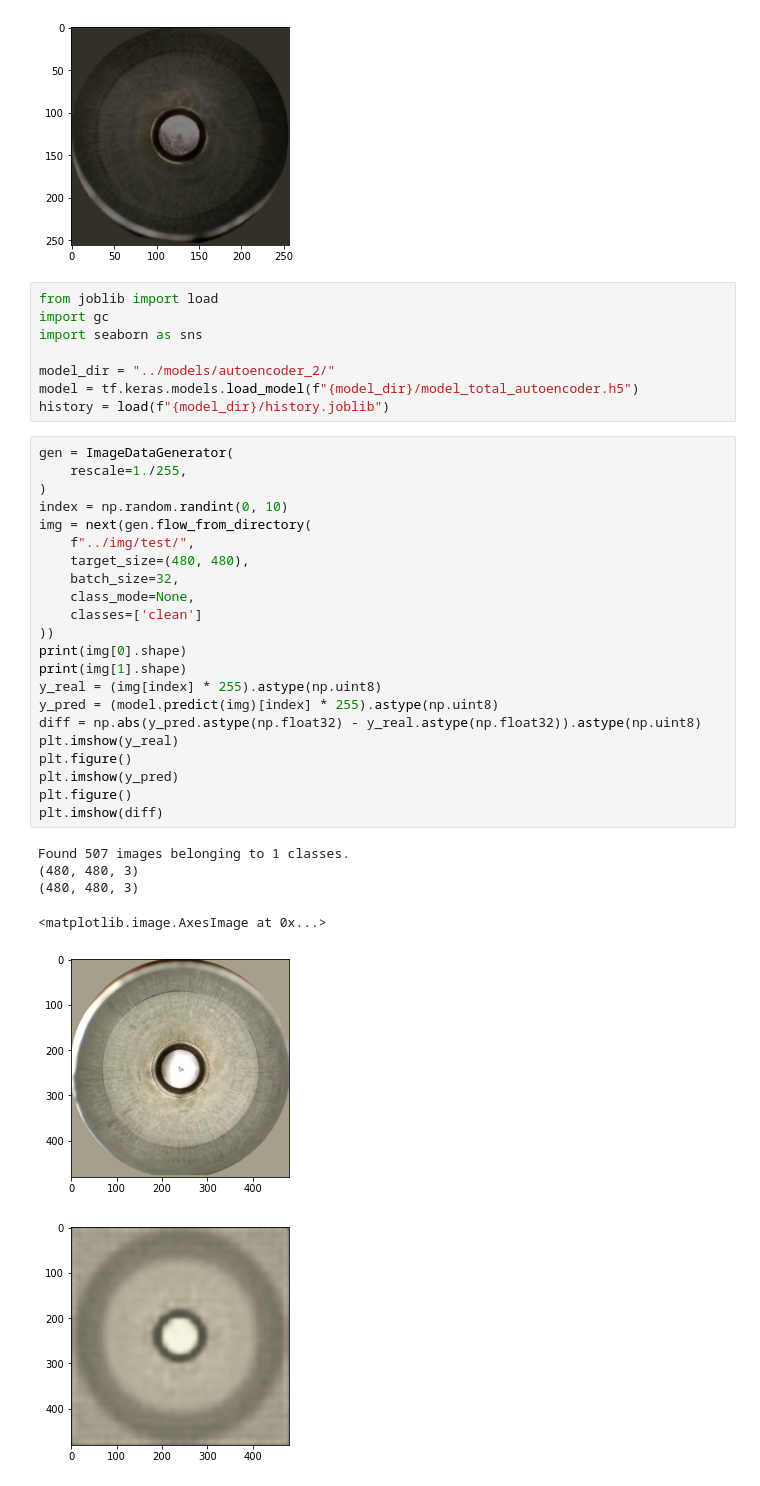
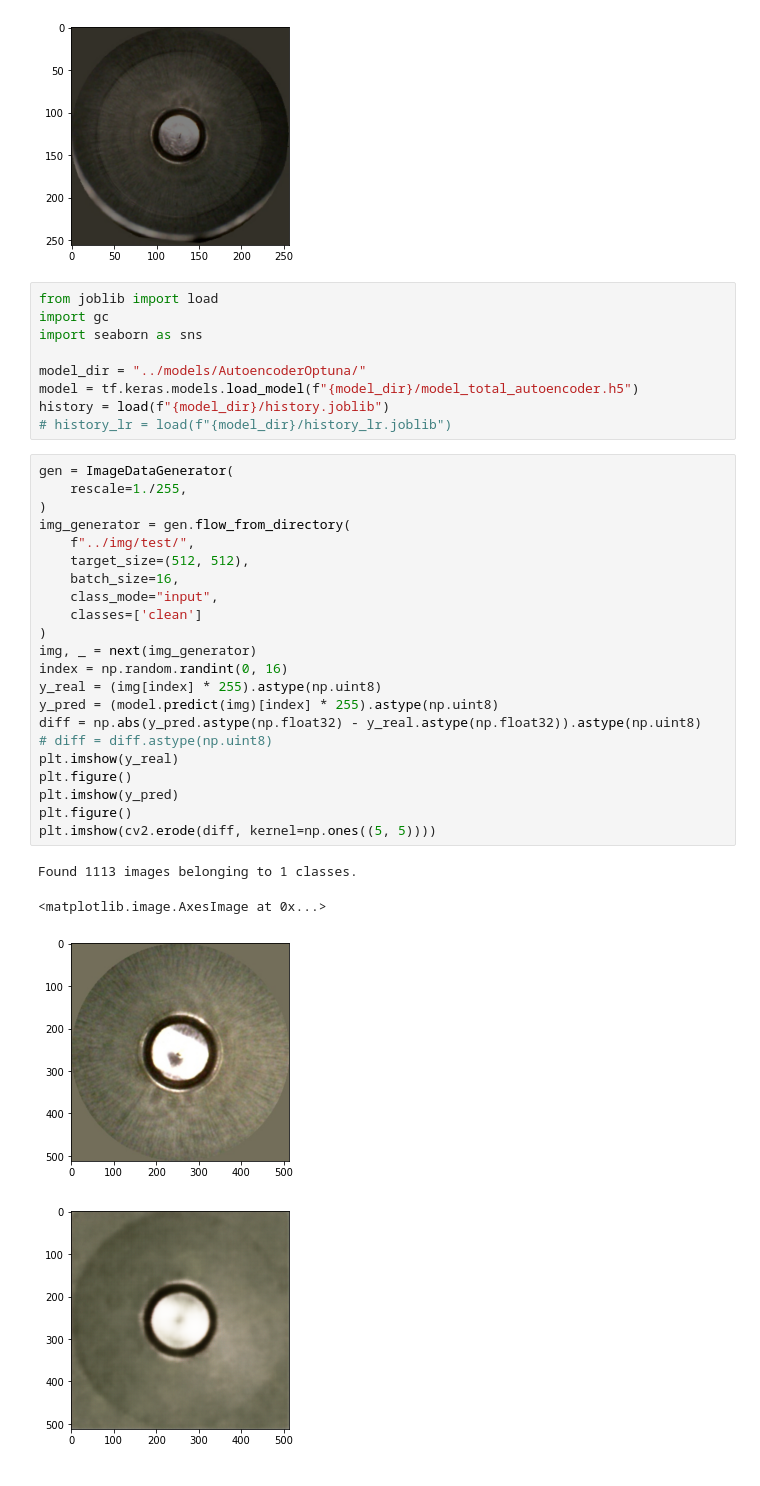
Before and after one commit to dfonnegra/collapsible-tube, a Jupyter notebook: src/ImageTestingNotebook.ipynb, the cells around one changed output. Drawn from its saved outputs; the diff is of its cells as text.

```diff
--- a/src/ImageTestingNotebook.ipynb
+++ b/src/ImageTestingNotebook.ipynb
@@ -229,35 +238,34 @@ from joblib import load
 import gc
 import seaborn as sns
 
-model_dir = "../models/autoencoder_2/"
+model_dir = "../models/AutoencoderOptuna/"
 model = tf.keras.models.load_model(f"{model_dir}/model_total_autoencoder.h5")
 history = load(f"{model_dir}/history.joblib")
+# history_lr = load(f"{model_dir}/history_lr.joblib")
 # %%
 gen = ImageDataGenerator(
     rescale=1./255,
 )
-index = np.random.randint(0, 10)
-img = next(gen.flow_from_directory(
+img_generator = gen.flow_from_directory(
     f"../img/test/",
-    target_size=(480, 480),
-    batch_size=32,
-    class_mode=None,
+    target_size=(512, 512),
+    batch_size=16,
+    class_mode="input",
     classes=['clean']
-))
-print(img[0].shape)
-print(img[1].shape)
+)
+img, _ = next(img_generator)
+index = np.random.randint(0, 16)
 y_real = (img[index] * 255).astype(np.uint8)
 y_pred = (model.predict(img)[index] * 255).astype(np.uint8)
 diff = np.abs(y_pred.astype(np.float32) - y_real.astype(np.float32)).astype(np.uint8)
+# diff = diff.astype(np.uint8)
 plt.imshow(y_real)
 plt.figure()
 plt.imshow(y_pred)
 plt.figure()
-plt.imshow(diff)
+plt.imshow(cv2.erode(diff, kernel=np.ones((5, 5))))
 # %% [output]
-Found 507 images belonging to 1 classes.
-(480, 480, 3)
-(480, 480, 3)
+Found 1113 images belonging to 1 classes.
 <matplotlib.image.AxesImage at 0x...>
-[figure, old version]
+[figure, new version]
-[figure, old version]
+[figure, new version]
```
Also changed, not shown: parts of 21 cells of this notebook, 1 other file.
